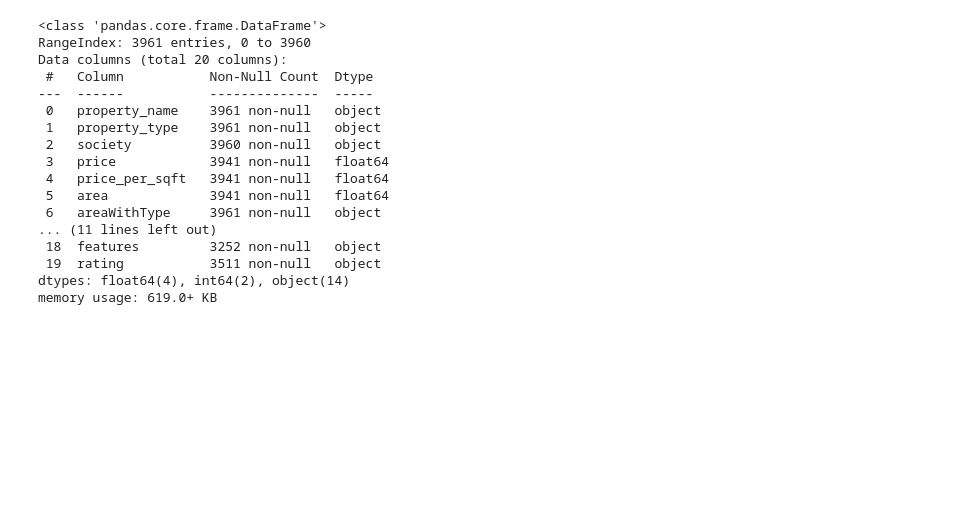
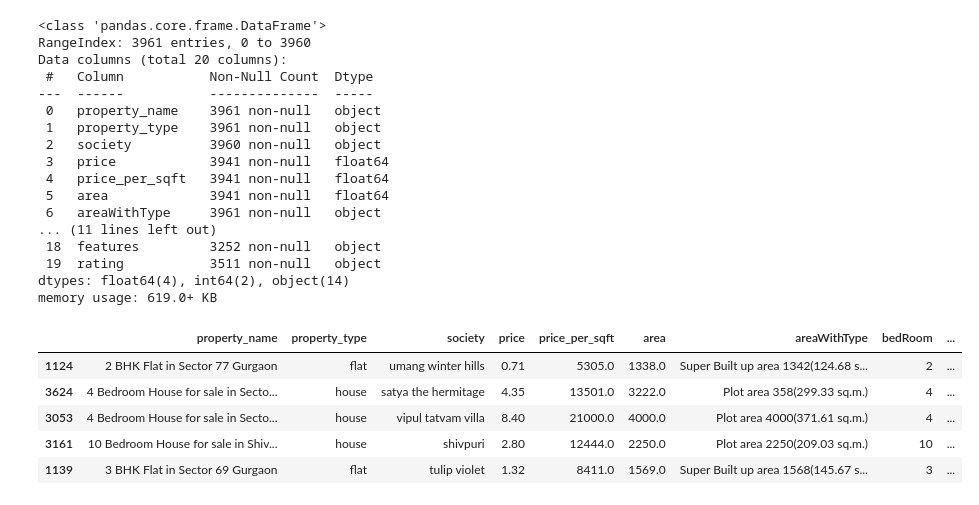
Before and after one commit to vinayak910/GurgaonPriceGuru, a Jupyter notebook: merged_houses_and_flats.ipynb, the cells around one changed output. Saved outputs shown, nothing was run; the diff lists cells and outputs as text; code cells hidden in the pictures; blank space fills up the shorter version.

```diff
--- a/merged_houses_and_flats.ipynb
+++ b/merged_houses_and_flats.ipynb
@@ -99,4 +99,13 @@ Data columns (total 20 columns):
  19  rating           3511 non-null   object
 dtypes: float64(4), int64(2), object(14)
 memory usage: 619.0+ KB
+# %%
+df.sample(5)
+# %% [output]
+|  | property_name | property_type | society | price | price_per_sqft | area | areaWithType | bedRoom | ... |
+| 1124 | 2 BHK Flat in Sector 77 Gurgaon | flat | umang winter hills | 0.71 | 5305.0 | 1338.0 | Super Built up area 1342(124.68 s... | 2 | ... |
+| 3624 | 4 Bedroom House for sale in Secto... | house | satya the hermitage | 4.35 | 13501.0 | 3222.0 | Plot area 358(299.33 sq.m.) | 4 | ... |
+| 3053 | 4 Bedroom House for sale in Secto... | house | vipul tatvam villa | 8.40 | 21000.0 | 4000.0 | Plot area 4000(371.61 sq.m.) | 4 | ... |
+| 3161 | 10 Bedroom House for sale in Shiv... | house | shivpuri | 2.80 | 12444.0 | 2250.0 | Plot area 2250(209.03 sq.m.) | 10 | ... |
+| 1139 | 3 BHK Flat in Sector 69 Gurgaon | flat | tulip violet | 1.32 | 8411.0 | 1569.0 | Super Built up area 1568(145.67 s... | 3 | ... |
 # %%
```
Also changed, not shown: parts of 1 cell of this notebook, 25 other files.
